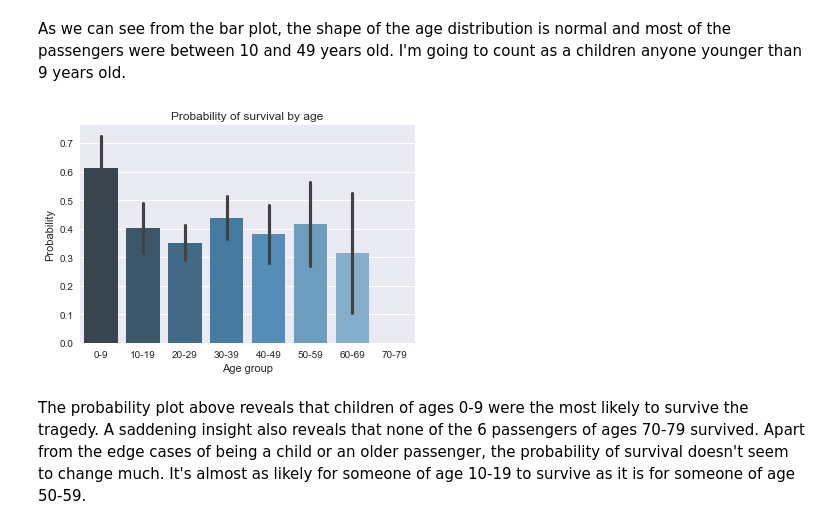
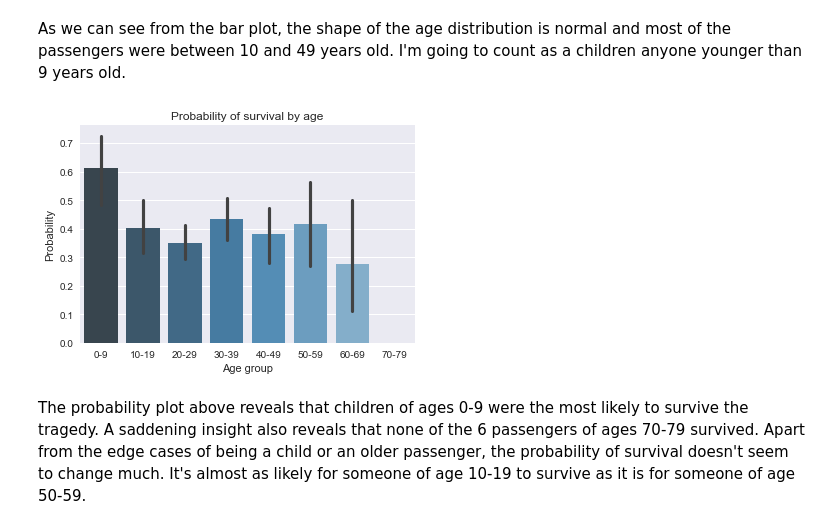
Before and after one commit to samyanez94/Titanic-Dataset-Investigation, a Jupyter notebook: Titanic Dataset Investigation.ipynb, the cells around one changed output. Cells and saved outputs as stored; diff of their text form; code cells hidden in the pictures.

Commit message:
Handled missing values

```diff
--- a/Titanic Dataset Investigation.ipynb
+++ b/Titanic Dataset Investigation.ipynb
@@ -74,3 +88,6 @@ titanic_data.head()
+# %%
+# creates a new dataframe with no missing values
+titanic_data_full = titanic_data.dropna(axis=0)
 # %% [markdown]
 ## Exploring
 
@@ -170,16 +187,16 @@ plt.show(distribution_of_ages)
 # %% [markdown]
 As we can see from the bar plot, the shape of the age distribution is normal and most of the passengers were between 10 and 49 years old. I'm going to count as a children anyone younger than 9 years old.
 # %%
-age_vs_survival = titanic_data.groupby(['Survived', 'Age_group']).size()
+age_vs_survival = titanic_data_full.groupby(['Survived', 'Age_group']).size()
 
 # probability_of_survival_by_age
-probability_of_survival_by_age = sns.barplot(x="Age_group", y="Survived", data=titanic_data, palette="Blues_d", estimator=lambda x: sum(x) / len(x))
+probability_of_survival_by_age = sns.barplot(x="Age_group", y="Survived", data=titanic_data_full, palette="Blues_d", estimator=lambda x: sum(x) / len(x))
 probability_of_survival_by_age.set_title("Probability of survival by age")
 probability_of_survival_by_age.set(xlabel="Age group")
 probability_of_survival_by_age.set(ylabel="Probability")
 plt.show(probability_of_survival_by_age)
 # %% [output]
-[figure, old version]
+[figure, new version]
 # %% [markdown]
 The probability plot above reveals that children of ages 0-9 were the most likely to survive the tragedy. A saddening insight also reveals that none of the 6 passengers of ages 70-79 survived. Apart from the edge cases of being a child or an older passenger, the probability of survival doesn't seem to change much. It's almost as likely for someone of age 10-19 to survive as it is for someone of age 50-59.
 # %% [markdown]
```
Also changed, not shown: parts of 5 cells of this notebook, 1 other file.
